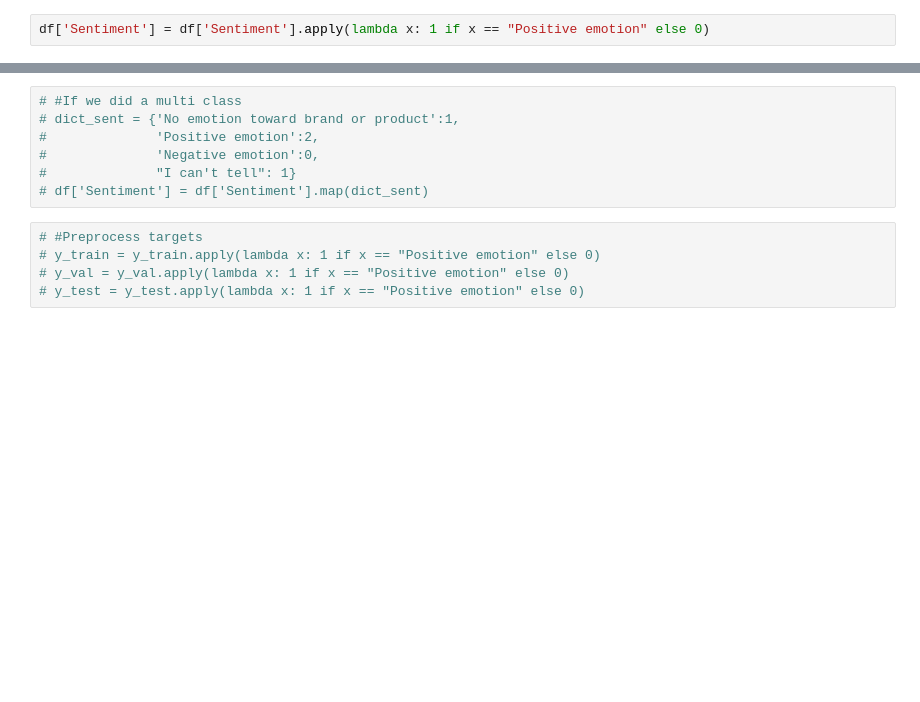
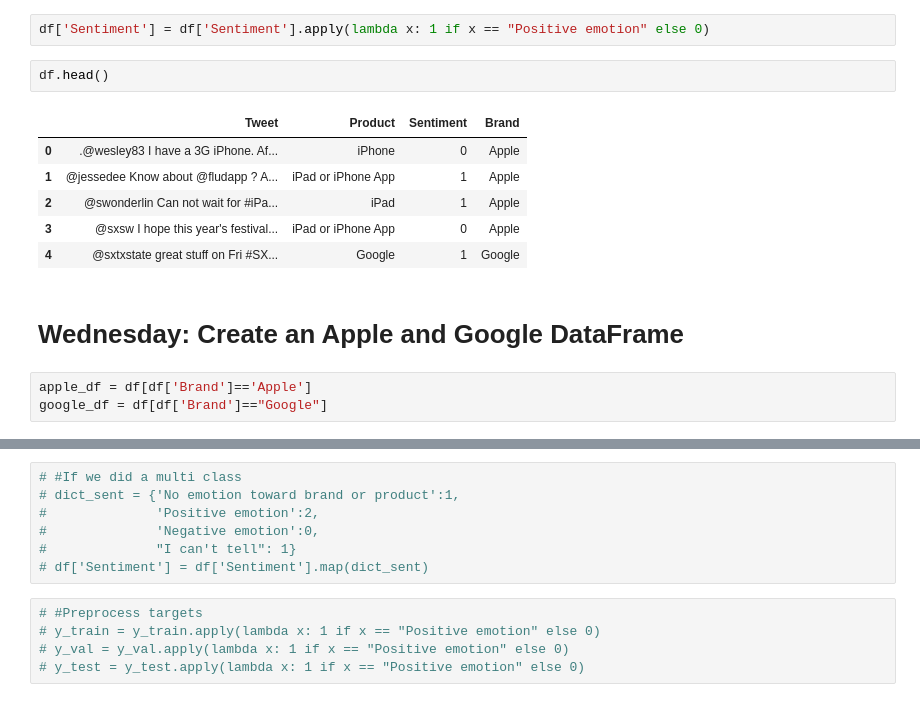
Before and after one commit to ElyLin/SentimentAnalysisProject, a Jupyter notebook: notebooks/Garrett/EDA-Garrett.ipynb, the cells around one changed output, grey strips where cells are left out. Drawn from its saved outputs; the diff is of its cells as text; blank space fills up the shorter version.

```diff
--- a/notebooks/Garrett/EDA-Garrett.ipynb
+++ b/notebooks/Garrett/EDA-Garrett.ipynb
@@ -205,2 +278,16 @@ Name: Sentiment, dtype: int64
 # %%
 df['Sentiment'] = df['Sentiment'].apply(lambda x: 1 if x == "Positive emotion" else 0)
+# %%
+df.head()
+# %% [output]
+|  | Tweet | Product | Sentiment | Brand |
+| 0 | .@wesley83 I have a 3G iPhone. Af... | iPhone | 0 | Apple |
+| 1 | @jessedee Know about @fludapp ? A... | iPad or iPhone App | 1 | Apple |
+| 2 | @swonderlin Can not wait for #iPa... | iPad | 1 | Apple |
+| 3 | @sxsw I hope this year's festival... | iPad or iPhone App | 0 | Apple |
+| 4 | @sxtxstate great stuff on Fri #SX... | Google | 1 | Google |
+# %% [markdown]
+# Wednesday: Create an Apple and Google DataFrame
+# %%
+apple_df = df[df['Brand']=='Apple']
+google_df = df[df['Brand']=="Google"]
```
Also changed, not shown: parts of 32 cells of this notebook.
